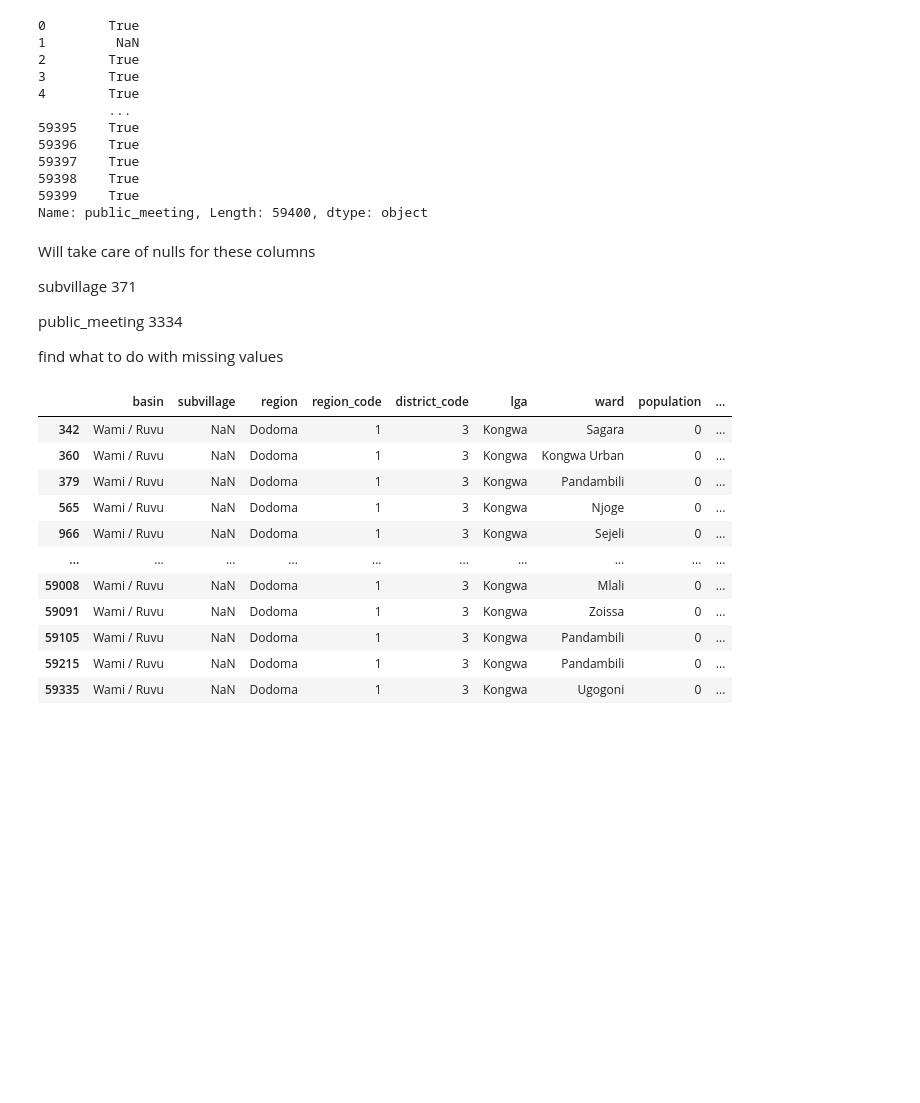
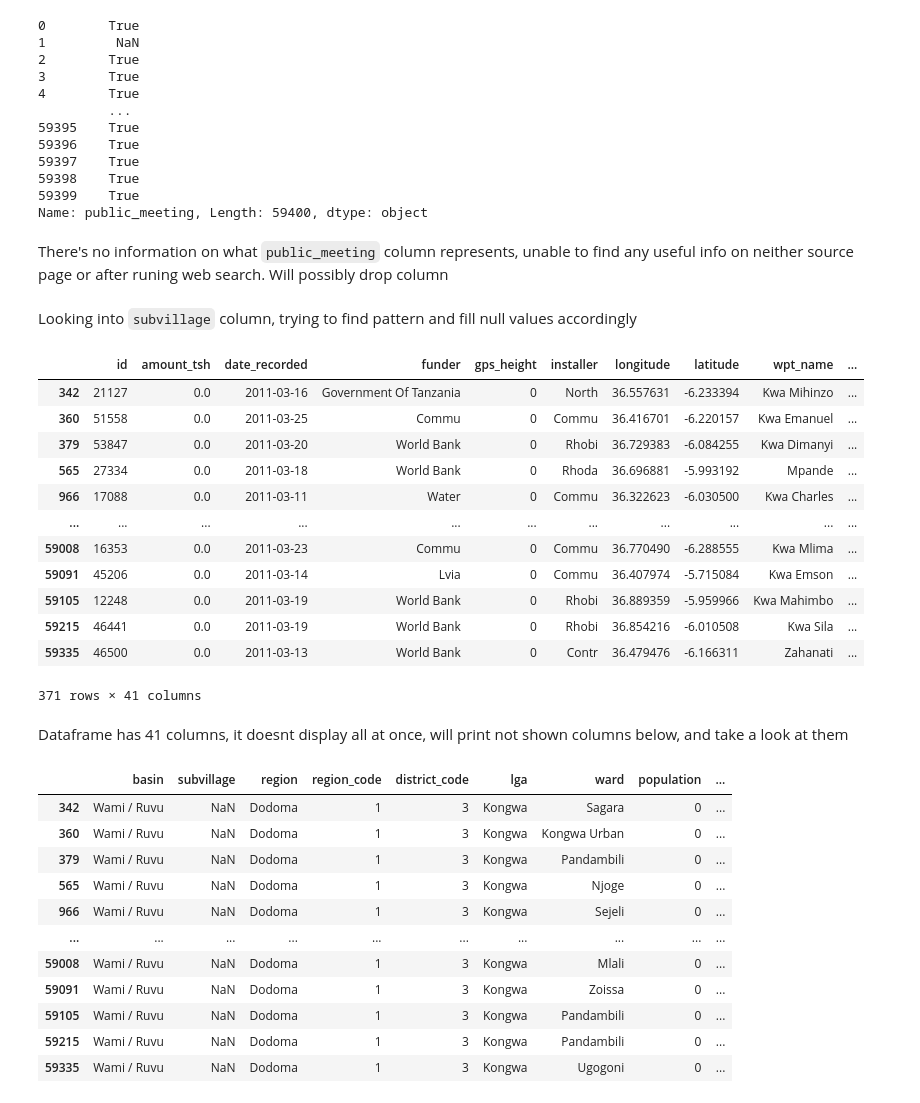
Before and after one commit to RaulCTorres/Tanzanian_Water_Wells, a Jupyter notebook: Scratch_code/Juan Notebook.ipynb, the cells around one changed output. Saved outputs shown, nothing was run; the diff lists cells and outputs as text; code cells hidden in the pictures; blank space fills up the shorter version.

```diff
--- a/Scratch_code/Juan Notebook.ipynb
+++ b/Scratch_code/Juan Notebook.ipynb
@@ -264,16 +263,30 @@ df_raw['public_meeting']
 59398    True
 59399    True
 Name: public_meeting, Length: 59400, dtype: object
-# %% [markdown]
-Will take care of nulls for these columns
-
-subvillage                 371
-
-public_meeting            3334
-
-find what to do with missing values
+# %% [markdown]
+There's no information on what `public_meeting` column represents, unable to find any useful info on neither source page or after runing web search. Will possibly drop column
+# %% [markdown]
+Looking into `subvillage` column, trying to find pattern and fill null values accordingly
 # %%
 df_subvillage_null = df_raw[df_raw['subvillage'].isnull()]
+# %%
+df_subvillage_null
+# %% [output]
+|  | id | amount_tsh | date_recorded | funder | gps_height | installer | longitude | latitude | wpt_name | ... |
+| 342 | 21127 | 0.0 | 2011-03-16 | Government Of Tanzania | 0 | North | 36.557631 | -6.233394 | Kwa Mihinzo | ... |
+| 360 | 51558 | 0.0 | 2011-03-25 | Commu | 0 | Commu | 36.416701 | -6.220157 | Kwa Emanuel | ... |
+| 379 | 53847 | 0.0 | 2011-03-20 | World Bank | 0 | Rhobi | 36.729383 | -6.084255 | Kwa Dimanyi | ... |
+| 565 | 27334 | 0.0 | 2011-03-18 | World Bank | 0 | Rhoda | 36.696881 | -5.993192 | Mpande | ... |
+| 966 | 17088 | 0.0 | 2011-03-11 | Water | 0 | Commu | 36.322623 | -6.030500 | Kwa Charles | ... |
+| ... | ... | ... | ... | ... | ... | ... | ... | ... | ... | ... |
+| 59008 | 16353 | 0.0 | 2011-03-23 | Commu | 0 | Commu | 36.770490 | -6.288555 | Kwa Mlima | ... |
+| 59091 | 45206 | 0.0 | 2011-03-14 | Lvia | 0 | Commu | 36.407974 | -5.715084 | Kwa Emson | ... |
+| 59105 | 12248 | 0.0 | 2011-03-19 | World Bank | 0 | Rhobi | 36.889359 | -5.959966 | Kwa Mahimbo | ... |
+| 59215 | 46441 | 0.0 | 2011-03-19 | World Bank | 0 | Rhobi | 36.854216 | -6.010508 | Kwa Sila | ... |
+| 59335 | 46500 | 0.0 | 2011-03-13 | World Bank | 0 | Contr | 36.479476 | -6.166311 | Zahanati | ... |
+371 rows × 41 columns
+# %% [markdown]
+Dataframe has 41 columns, it doesnt display all at once, will print not shown columns below, and take a look at them
 # %%
 df_subvillage_null.iloc[:,10:31]
 # %% [output]
```
Also changed, not shown: parts of 23 cells of this notebook.
